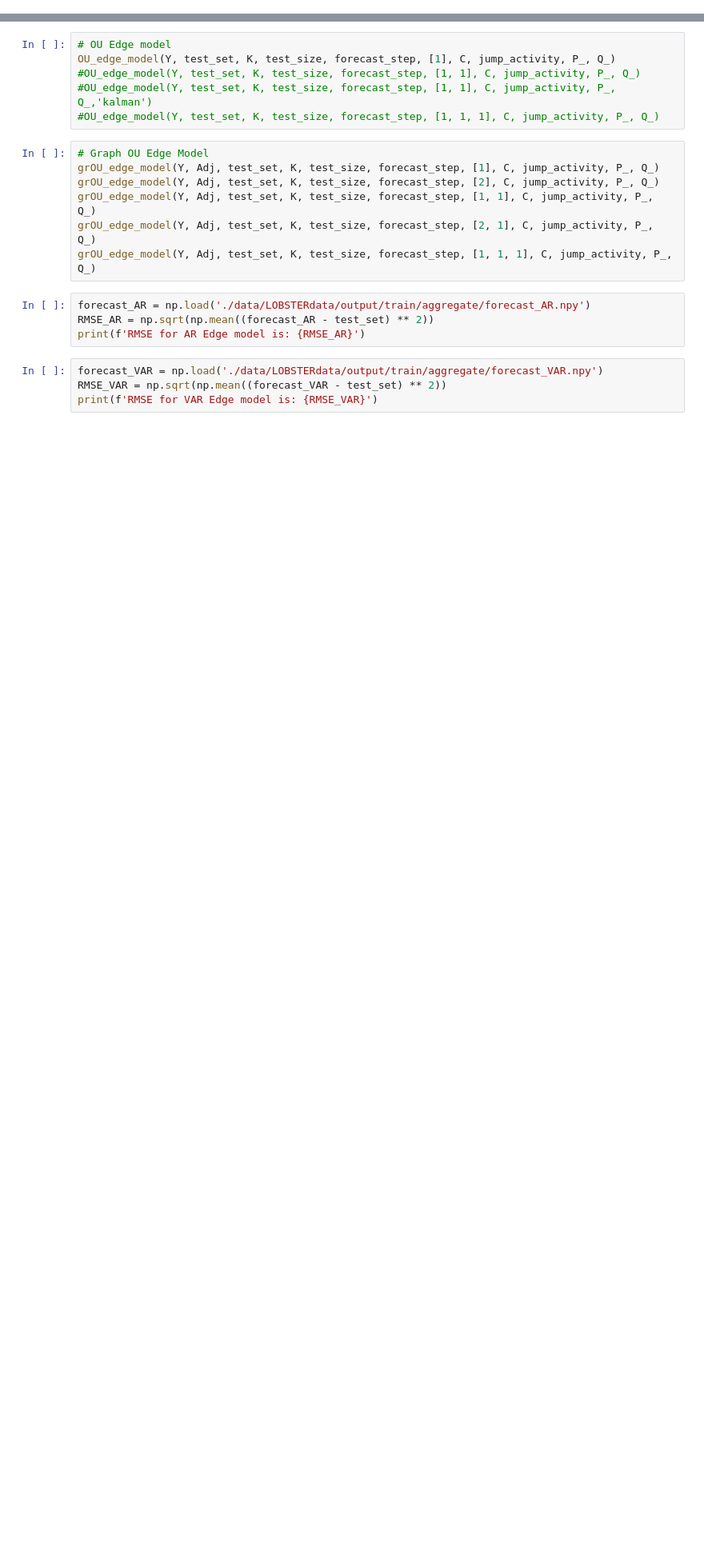
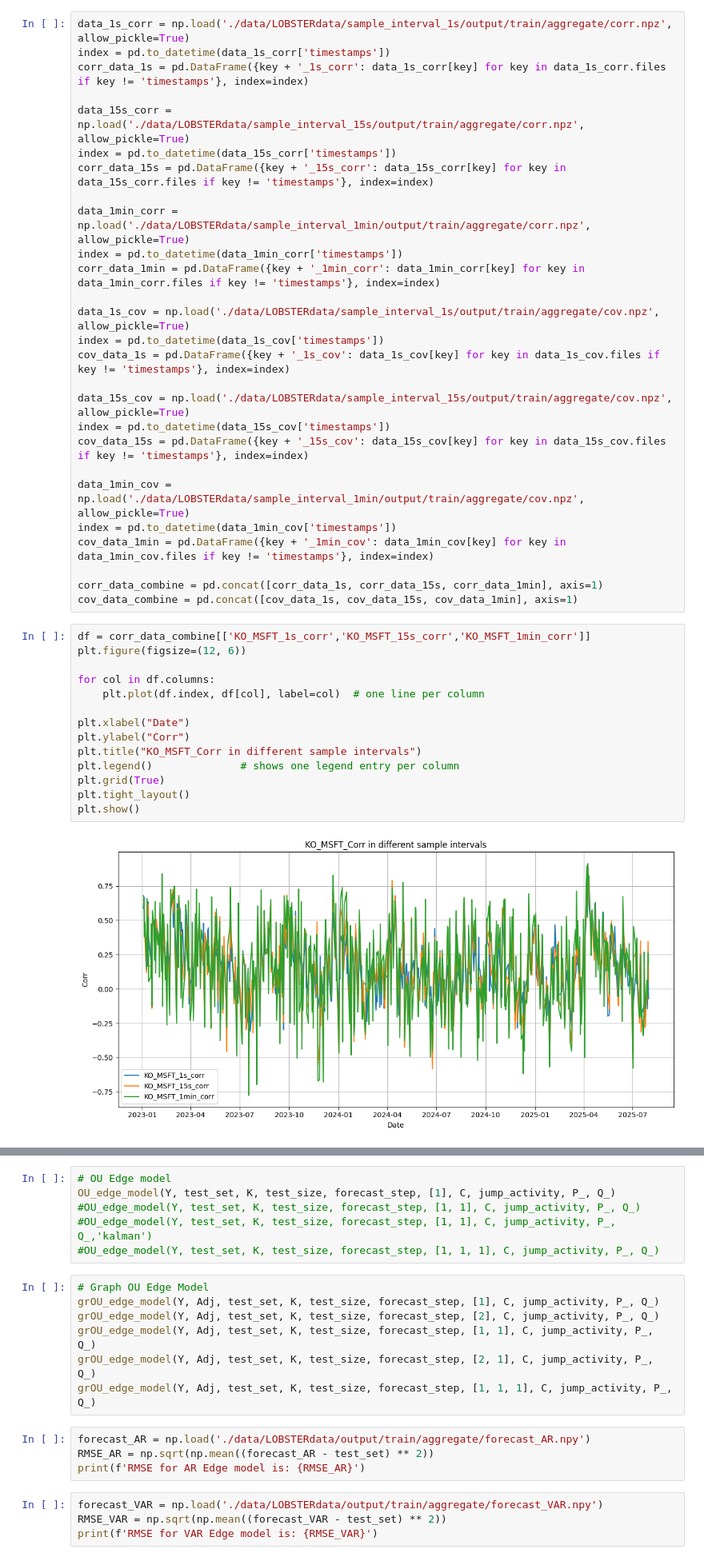
Before and after one commit to jiamingchen13/GraphOUEdge, a Jupyter notebook: Untitled.ipynb, the cells around one changed output, grey strips where cells are left out. Shown at 80% size. Drawn from its saved outputs; the diff is of its cells as text; blank space fills up the shorter version.

```diff
--- a/Untitled.ipynb
+++ b/Untitled.ipynb
@@ -53,0 +77,43 @@ log_data_to_corr_data('./data/LOBSTERdata/output/test/aggregate/', rule, delta =
+# %%
+data_1s_corr = np.load('./data/LOBSTERdata/sample_interval_1s/output/train/aggregate/corr.npz', allow_pickle=True)
+index = pd.to_datetime(data_1s_corr['timestamps'])
+corr_data_1s = pd.DataFrame({key + '_1s_corr': data_1s_corr[key] for key in data_1s_corr.files if key != 'timestamps'}, index=index)
+
+data_15s_corr = np.load('./data/LOBSTERdata/sample_interval_15s/output/train/aggregate/corr.npz', allow_pickle=True)
+index = pd.to_datetime(data_15s_corr['timestamps'])
+corr_data_15s = pd.DataFrame({key + '_15s_corr': data_15s_corr[key] for key in data_15s_corr.files if key != 'timestamps'}, index=index)
+
+data_1min_corr = np.load('./data/LOBSTERdata/sample_interval_1min/output/train/aggregate/corr.npz', allow_pickle=True)
+index = pd.to_datetime(data_1min_corr['timestamps'])
+corr_data_1min = pd.DataFrame({key + '_1min_corr': data_1min_corr[key] for key in data_1min_corr.files if key != 'timestamps'}, index=index)
+
+data_1s_cov = np.load('./data/LOBSTERdata/sample_interval_1s/output/train/aggregate/cov.npz', allow_pickle=True)
+index = pd.to_datetime(data_1s_cov['timestamps'])
+cov_data_1s = pd.DataFrame({key + '_1s_cov': data_1s_cov[key] for key in data_1s_cov.files if key != 'timestamps'}, index=index)
+
+data_15s_cov = np.load('./data/LOBSTERdata/sample_interval_15s/output/train/aggregate/cov.npz', allow_pickle=True)
+index = pd.to_datetime(data_15s_cov['timestamps'])
+cov_data_15s = pd.DataFrame({key + '_15s_cov': data_15s_cov[key] for key in data_15s_cov.files if key != 'timestamps'}, index=index)
+
+data_1min_cov = np.load('./data/LOBSTERdata/sample_interval_1min/output/train/aggregate/cov.npz', allow_pickle=True)
+index = pd.to_datetime(data_1min_cov['timestamps'])
+cov_data_1min = pd.DataFrame({key + '_1min_cov': data_1min_cov[key] for key in data_1min_cov.files if key != 'timestamps'}, index=index)
+
+corr_data_combine = pd.concat([corr_data_1s, corr_data_15s, corr_data_1min], axis=1)
+cov_data_combine = pd.concat([cov_data_1s, cov_data_15s, cov_data_1min], axis=1)
+# %%
+df = corr_data_combine[['KO_MSFT_1s_corr','KO_MSFT_15s_corr','KO_MSFT_1min_corr']]
+plt.figure(figsize=(12, 6))
+
+for col in df.columns:
+    plt.plot(df.index, df[col], label=col)  # one line per column
+
+plt.xlabel("Date")
+plt.ylabel("Corr")
+plt.title("KO_MSFT_Corr in different sample intervals")
+plt.legend()              # shows one legend entry per column
+plt.grid(True)
+plt.tight_layout()
+plt.show()
+# %% [output]
+[figure, added]
```
Also changed, not shown: parts of 9 cells of this notebook, 1 other file.
